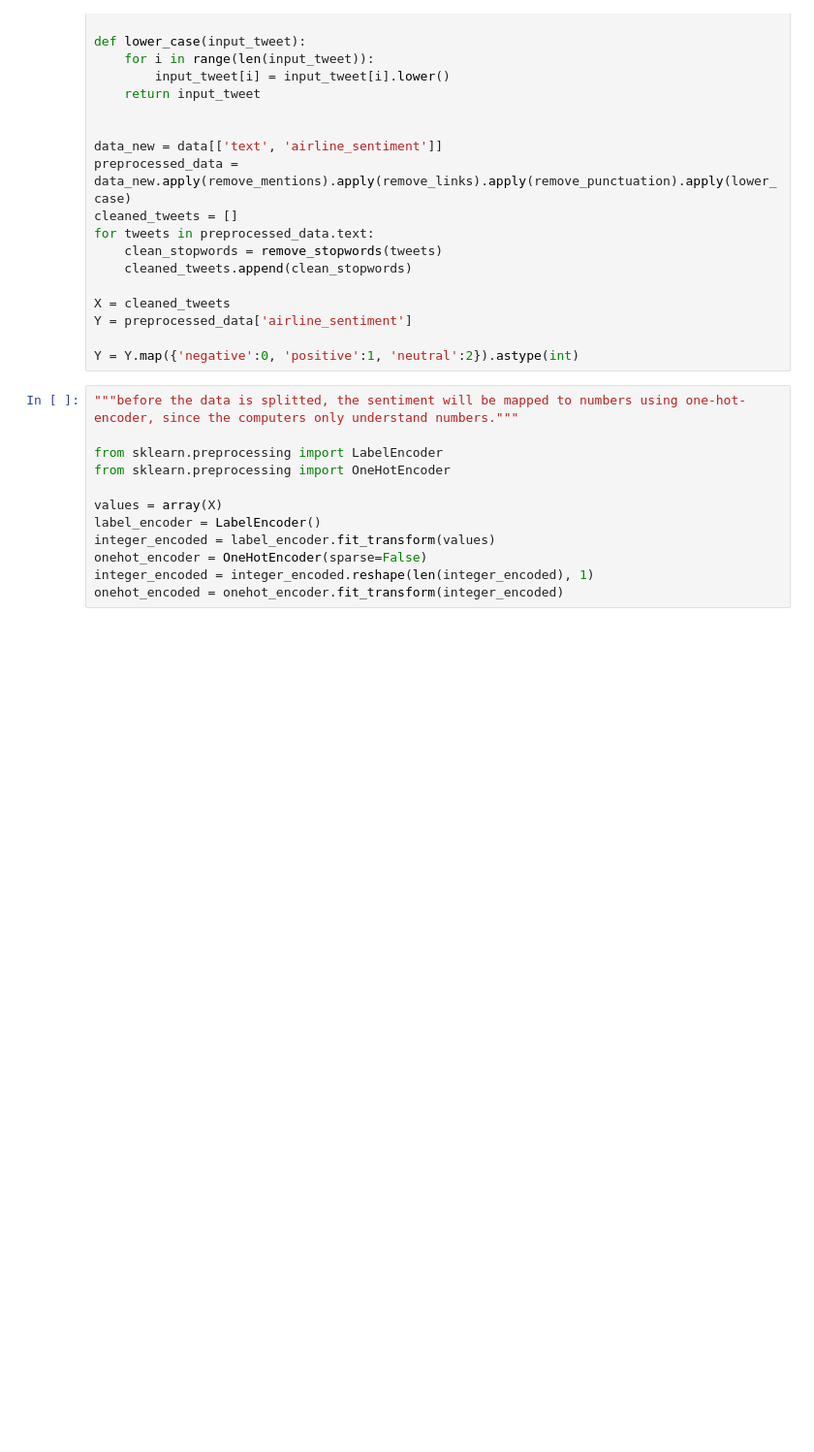
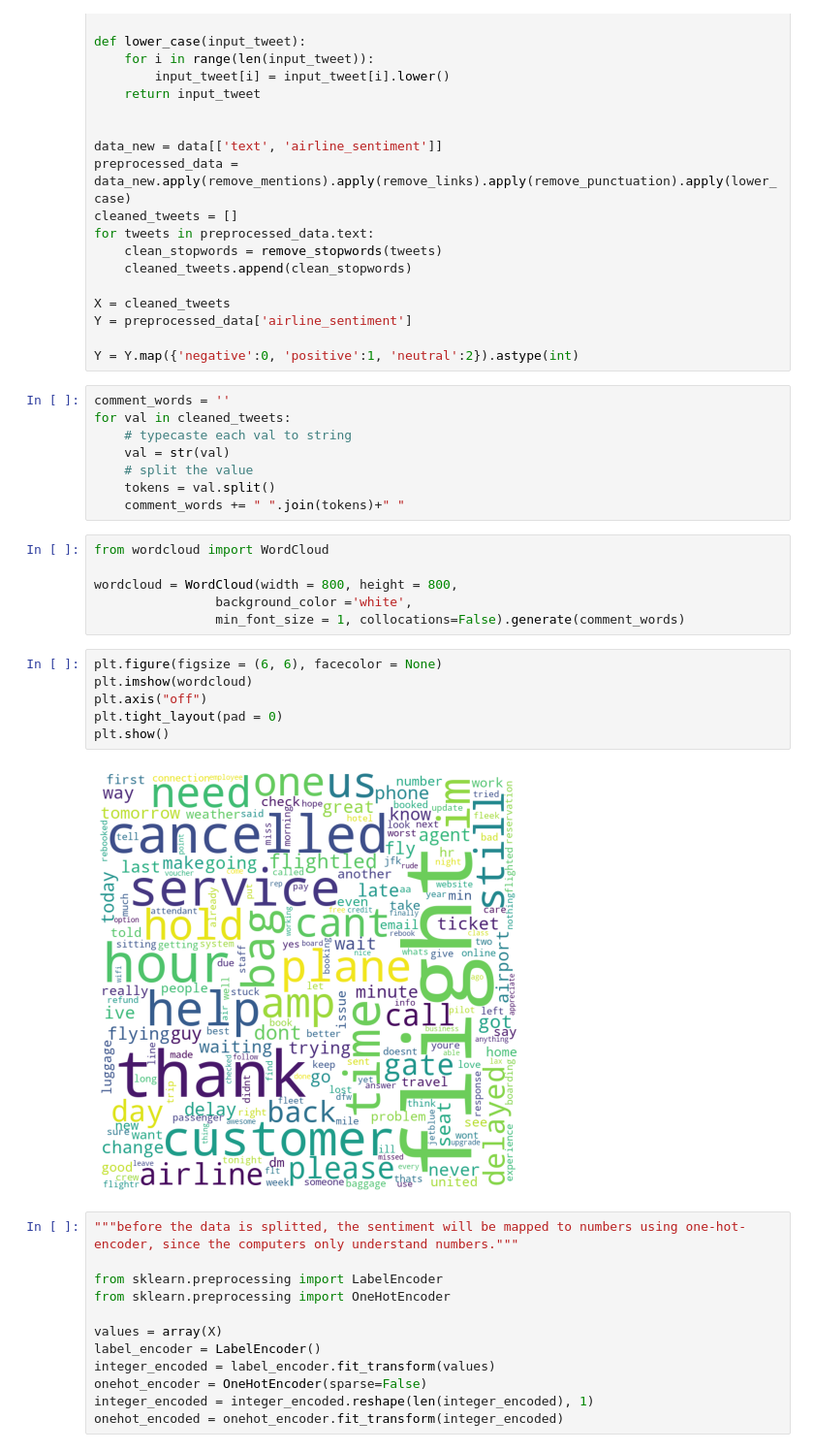
Before and after one commit to zghoulalaa/Data_Analytics_Project, a Jupyter notebook: Visualization_and_preprocessing_and_SVM.ipynb, the cells around one changed output. Shown: that part at 97% size. Cells and saved outputs as stored; diff of their text form; blank space fills up the shorter version.

Commit message:
Visualization

```diff
--- a/Visualization_and_preprocessing_and_SVM.ipynb
+++ b/Visualization_and_preprocessing_and_SVM.ipynb
@@ -151,6 +151,28 @@ X = cleaned_tweets
 Y = preprocessed_data['airline_sentiment']
 
 Y = Y.map({'negative':0, 'positive':1, 'neutral':2}).astype(int)
+# %%
+comment_words = ''
+for val in cleaned_tweets:
+    # typecaste each val to string
+    val = str(val)
+    # split the value
+    tokens = val.split()
+    comment_words += " ".join(tokens)+" "
+# %%
+from wordcloud import WordCloud
+
+wordcloud = WordCloud(width = 800, height = 800,
+                background_color ='white',
+                min_font_size = 1, collocations=False).generate(comment_words)
+# %%
+plt.figure(figsize = (6, 6), facecolor = None)
+plt.imshow(wordcloud)
+plt.axis("off")
+plt.tight_layout(pad = 0)
+plt.show()
+# %% [output]
+[figure, added]
 # %%
 """before the data is splitted, the sentiment will be mapped to numbers using one-hot-encoder, since the computers only understand numbers."""
 
```
